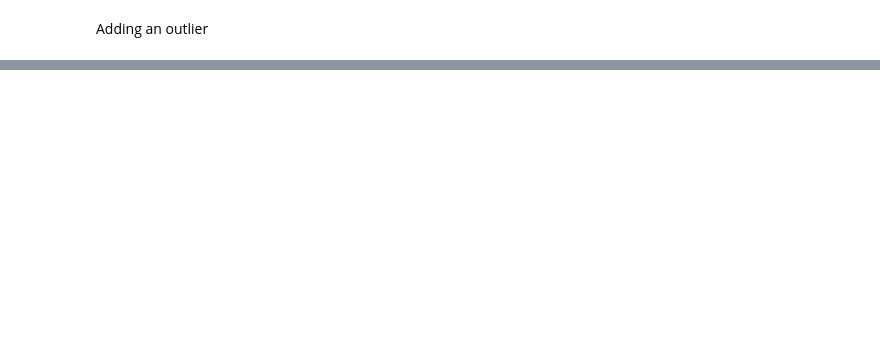
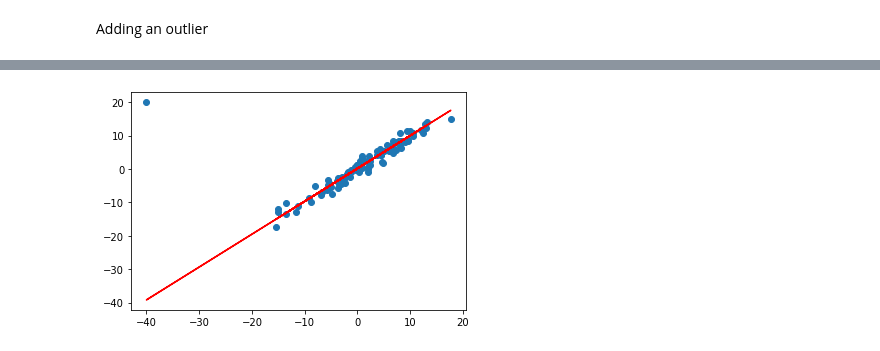
Before and after one commit to Vol0kin/OPT, a Jupyter notebook: Labs/Lab3/Lab_3.ipynb, the cells around one changed output, grey strips where cells are left out. Drawn from its saved outputs; the diff is of its cells as text; code cells hidden in the pictures; blank space fills up the shorter version.

```diff
--- a/Labs/Lab3/Lab_3.ipynb
+++ b/Labs/Lab3/Lab_3.ipynb
@@ -80,0 +178,4 @@ plt.scatter(x, y)
+# %%
+plot_fitted_line(x_noisy, y_noisy, w_opt)
+# %% [output]
+[figure, added]
```
Also changed, not shown: parts of 18 cells of this notebook.
